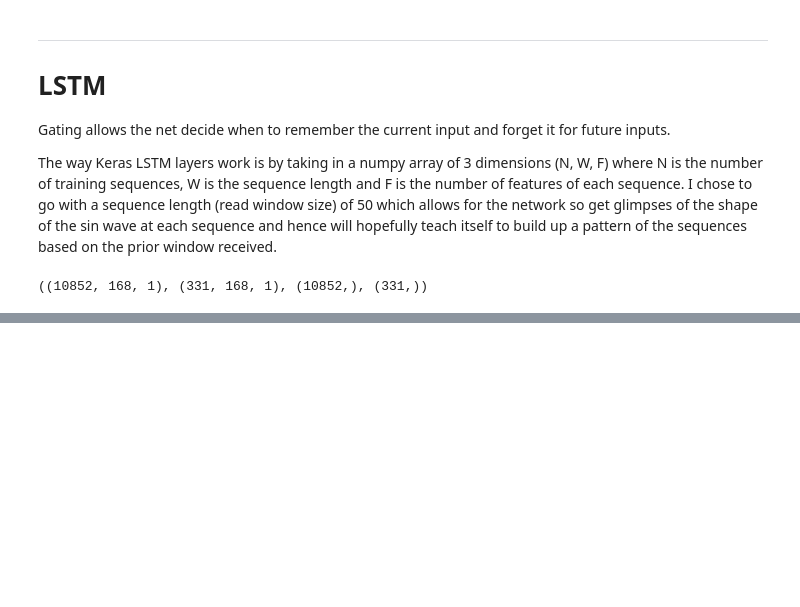
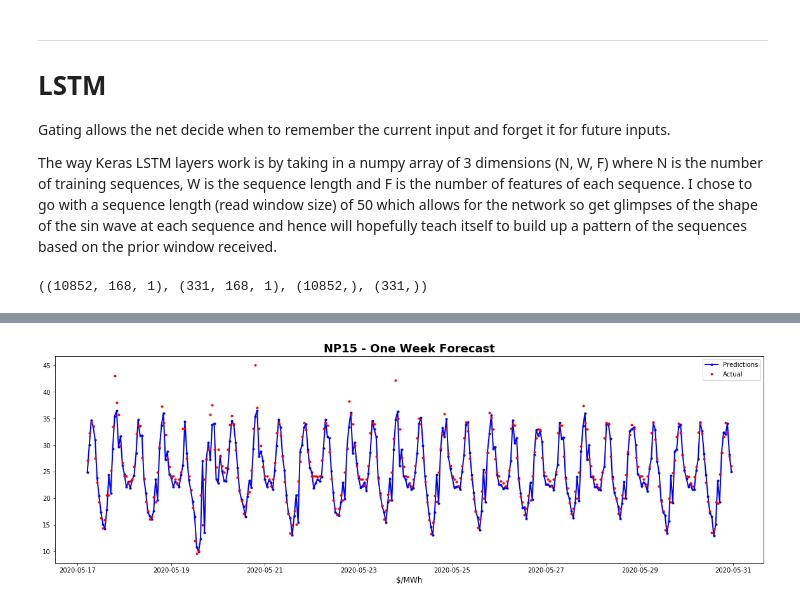
Before and after one commit to Morgan-Sell/caiso-price-forecast, a Jupyter notebook: rnn.ipynb, the cells around one changed output, grey strips where cells are left out. Saved outputs shown, nothing was run; the diff lists cells and outputs as text; code cells hidden in the pictures; blank space fills up the shorter version.

```diff
--- a/rnn.ipynb
+++ b/rnn.ipynb
@@ -119,6 +120,11 @@ def split_and_windowize(data, n_prev, fraction_test=0.3):
 
 def calc_rmse(actual, pred):
     return np.sqrt(mean_squared_error(actual, pred))
+# %%
+np_lmp_arr = caiso['$_MWH_np15'].values
+sp_lmp_arr = caiso['$_MWH_sp15'].values
+zp_lmp_arr = caiso['$_MWH_zp26'].values
+datetime_arr = caiso.index
 # %%
 dataset = caiso['$_MWH_np15'].values
 
@@ -133,8 +139,11 @@ X1_train.shape, X1_test.shape, y1_train.shape, y1_test.shape
 # %%
 n_features = X1_train.shape[2]
 
+# return_sequence must equal True for insider layers b/c they provided feedback to the network.
 lstm_endo = keras.Sequential()
 lstm_endo.add(keras.layers.LSTM(32, input_shape=(batch_size, n_features), return_sequences=True))
+lstm_endo.add(keras.layers.LSTM(32, return_sequences=True))
 lstm_endo.add(keras.layers.LSTM(32, return_sequences=False))
 lstm_endo.add(keras.layers.Dense(1, activation='linear'))
 lstm_endo.compile(optimizer='adam',loss='mse')
+lstm_endo.summary()
@@ -195,0 +212,11 @@ ax.plot()
+# %%
+fig, ax = plt.subplots(figsize=(20,6))
+dt = -len(y1_test)
+
+ax.plot(datetime_arr[dt:], y1_pred, 'b.-', label='Predictions', lw=2)
+ax.plot(datetime_arr[dt:], y1_test, 'r.', label='Actual')
+ax.set_title('NP15 - One Week Forecast', fontsize=18, fontweight='bold')
+ax.set_xlabel('$/MWh', fontsize=12)
+ax.legend();
+# %% [output]
+[figure, added]
```
Also changed, not shown: parts of 10 cells of this notebook.
